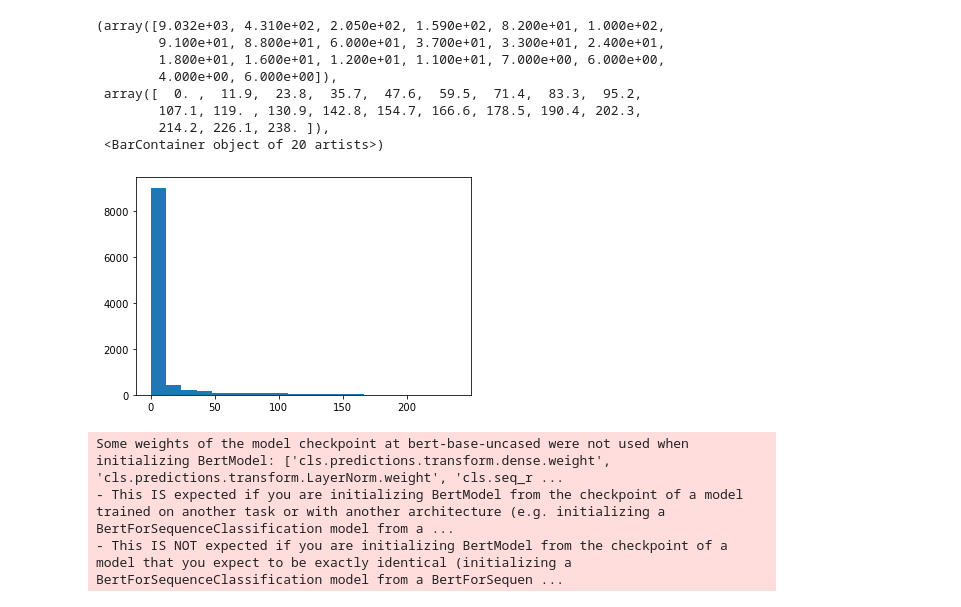
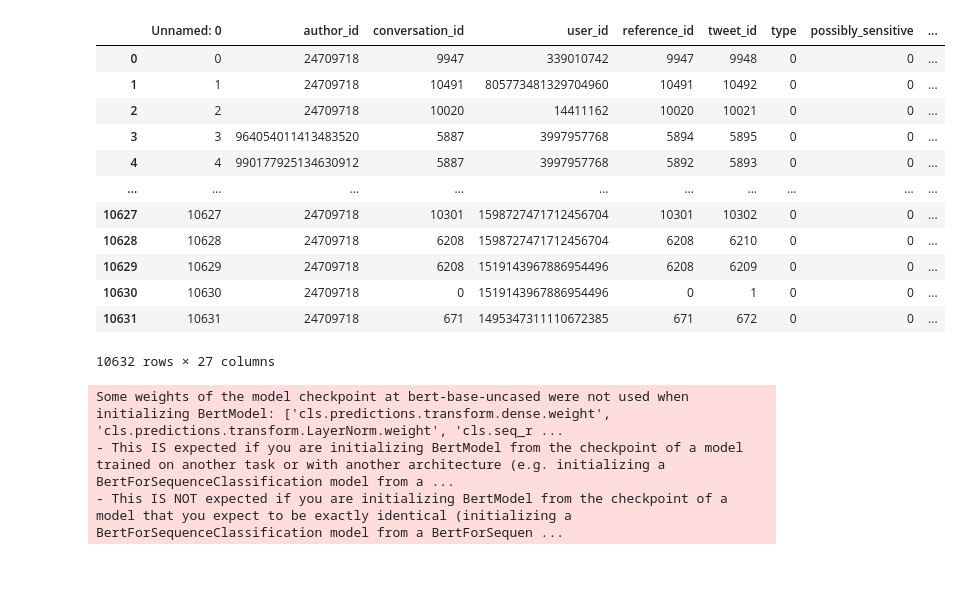
Before and after one commit to CrowdDynamicsLab/Coordinated_hatespeech, a Jupyter notebook: gen_likelihood.ipynb, the cells around one changed output. Saved outputs shown, nothing was run; the diff lists cells and outputs as text; code cells hidden in the pictures; blank space fills up the shorter version.

```diff
--- a/gen_likelihood.ipynb
+++ b/gen_likelihood.ipynb
@@ -24,7 +24,7 @@ import torch
 ## Topic
 ## Media Contents
 # %%
-out_dir = './data/aliceysu'
+out_dir = '../data/aliceysu'
 journalist = 'aliceysu'
 with open(os.path.join(out_dir, f'{journalist}_dict.pkl'), 'rb') as f:
     data = pickle.load(f)
@@ -47,7 +47,7 @@ conv = pd.read_csv(os.path.join(out_dir, f'{journalist}_conv_labels.csv'))
 
 data = pkl.load(open(os.path.join(out_dir, f'{journalist}_dict.pkl'), 'rb'))
 journal = pd.DataFrame.from_dict(data)
-journal_sort = pd.read_csv(os.path.join(out_dir, f'{journalist}_context.csv'))
+journal_sort = pd.read_csv(os.path.join(out_dir, f'{journalist}_conv_labels.csv'))
 # %%
 short_gap = []
 for item in journal_sort['time gap']:
@@ -60,19 +60,6 @@ data = []
 #     data.append(superbeta.pdf(1-item['time gap'] / max_gap) + 1e-20)
 for item in short_gap:
     data.append(superbeta.pdf(1 - item / max_gap) + 1e-10)
-# %%
-plt.hist(short_gap, bins=20)
-plt.scatter(short_gap, data)
-# %% [output]
-(array([9.032e+03, 4.310e+02, 2.050e+02, 1.590e+02, 8.200e+01, 1.000e+02,
-        9.100e+01, 8.800e+01, 6.000e+01, 3.700e+01, 3.300e+01, 2.400e+01,
-        1.800e+01, 1.600e+01, 1.200e+01, 1.100e+01, 7.000e+00, 6.000e+00,
-        4.000e+00, 6.000e+00]),
- array([  0. ,  11.9,  23.8,  35.7,  47.6,  59.5,  71.4,  83.3,  95.2,
-        107.1, 119. , 130.9, 142.8, 154.7, 166.6, 178.5, 190.4, 202.3,
-        214.2, 226.1, 238. ]),
- <BarContainer object of 20 artists>)
-[figure, removed]
 # %%
 ids = list(set(journal_sort['conversation_id']))
 batch_data = []
@@ -115,6 +102,22 @@ for item in conv['annotations']:
             temp_s += i['type'] + ' ' + i['normalized_text']
 
         annotations.append(temp_s)
+# %%
+journal_sort
+# %% [output]
+|  | Unnamed: 0 | author_id | conversation_id | user_id | reference_id | tweet_id | type | possibly_sensitive | ... |
+| 0 | 0 | 24709718 | 9947 | 339010742 | 9947 | 9948 | 0 | 0 | ... |
+| 1 | 1 | 24709718 | 10491 | 805773481329704960 | 10491 | 10492 | 0 | 0 | ... |
+| 2 | 2 | 24709718 | 10020 | 14411162 | 10020 | 10021 | 0 | 0 | ... |
+| 3 | 3 | 964054011413483520 | 5887 | 3997957768 | 5894 | 5895 | 0 | 0 | ... |
+| 4 | 4 | 990177925134630912 | 5887 | 3997957768 | 5892 | 5893 | 0 | 0 | ... |
+| ... | ... | ... | ... | ... | ... | ... | ... | ... | ... |
+| 10627 | 10627 | 24709718 | 10301 | 1598727471712456704 | 10301 | 10302 | 0 | 0 | ... |
+| 10628 | 10628 | 24709718 | 6208 | 1598727471712456704 | 6208 | 6210 | 0 | 0 | ... |
+| 10629 | 10629 | 24709718 | 6208 | 1519143967886954496 | 6208 | 6209 | 0 | 0 | ... |
+| 10630 | 10630 | 24709718 | 0 | 1519143967886954496 | 0 | 1 | 0 | 0 | ... |
+| 10631 | 10631 | 24709718 | 671 | 1495347311110672385 | 671 | 672 | 0 | 0 | ... |
+10632 rows × 27 columns
 # %%
 journal['context'] = contexts
 journal['annotations'] = annotations
```
Also changed, not shown: parts of 5 cells of this notebook, 13 other files.
